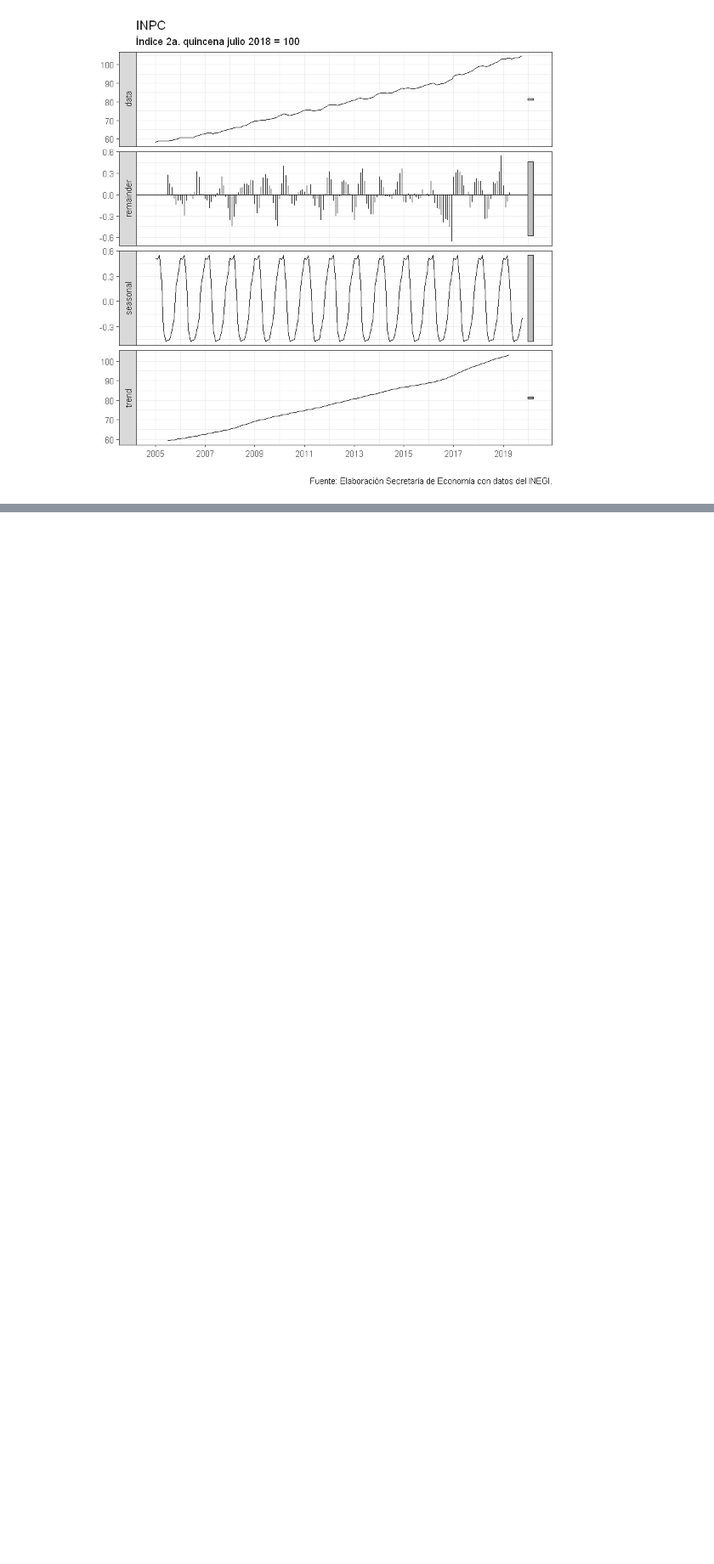
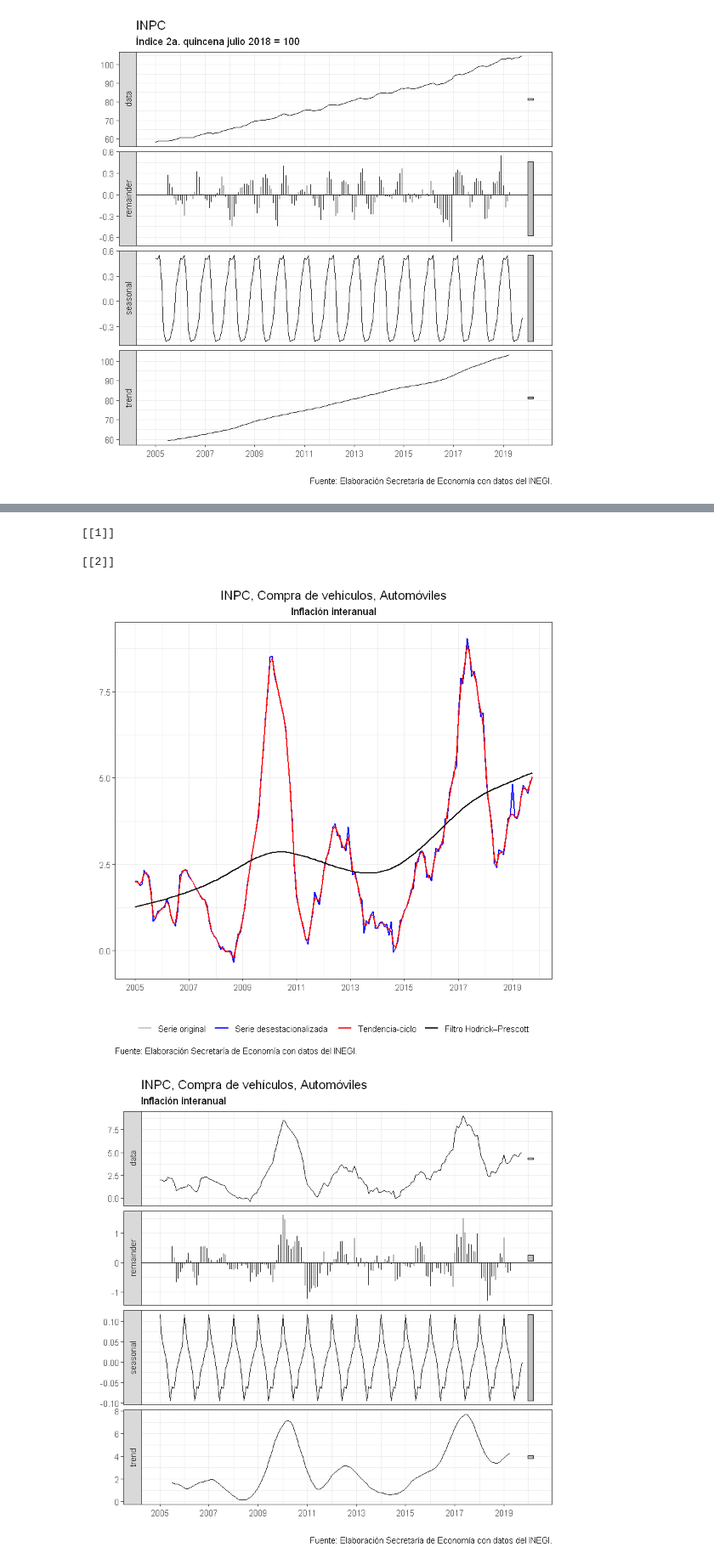
Before and after one commit to PedroJMA/dossier, a Jupyter notebook: jupyter/vehlig_sa.ipynb, the cells around one changed output, grey strips where cells are left out. Shown at 85% size. Cells and saved outputs as stored; diff of their text form; code cells hidden in the pictures; blank space fills up the shorter version.

```diff
--- a/jupyter/vehlig_sa.ipynb
+++ b/jupyter/vehlig_sa.ipynb
@@ -727,0 +737,10 @@ autos_sa(var,db,vti,vsub,vfuente,units,vunits)
+# %%
+var <- "pi_autos"
+db <- wrk
+vti <- "INPC, Compra de vehículos, Automóviles"
+vsub <- "Inflación interanual"
+vfuente <- "INEGI."
+units <- 1
+vunits <- ""
+autos_sa(var,db,vti,vsub,vfuente,units,vunits)
+# %% [output]
@@ -728,3 +748,8 @@ autos_sa(var,db,vti,vsub,vfuente,units,vunits)
+[[1]]
+
+[[2]]
+[figure, added]
+[figure, added]
 # %%
 var <- "inpc_combusible"
 db <- wrk
```
Also changed, not shown: parts of 5 cells of this notebook, 26 other files.
